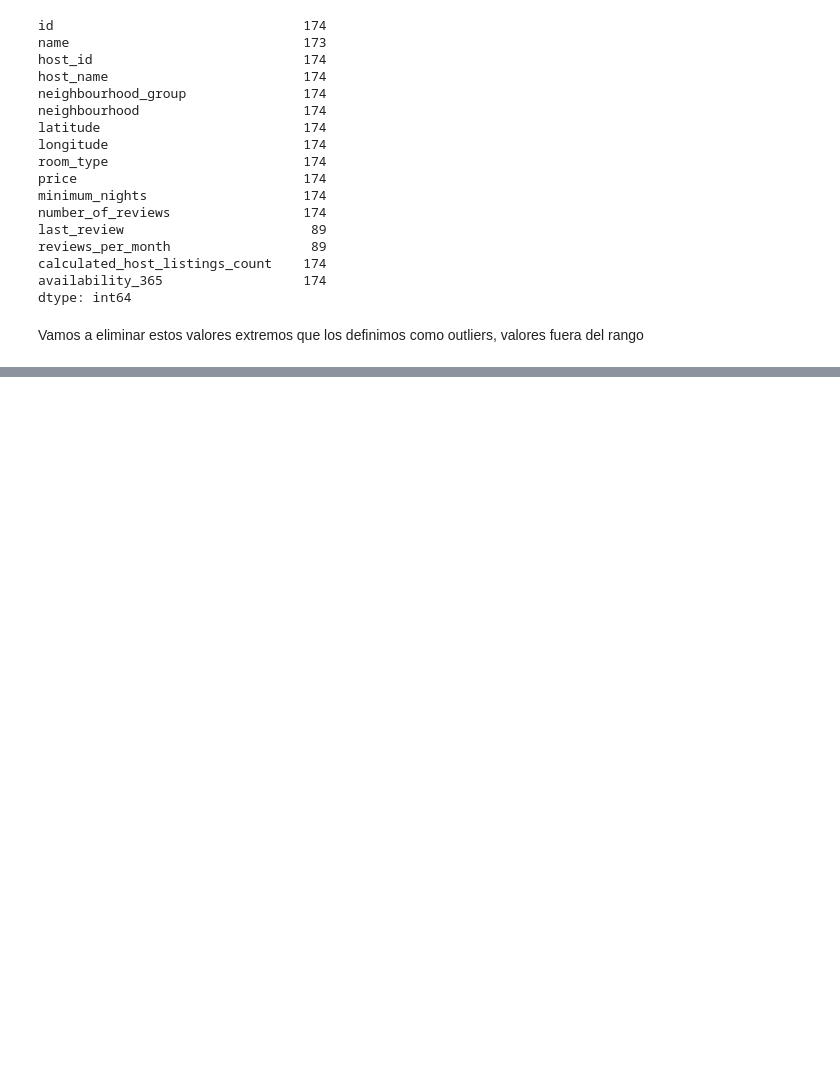
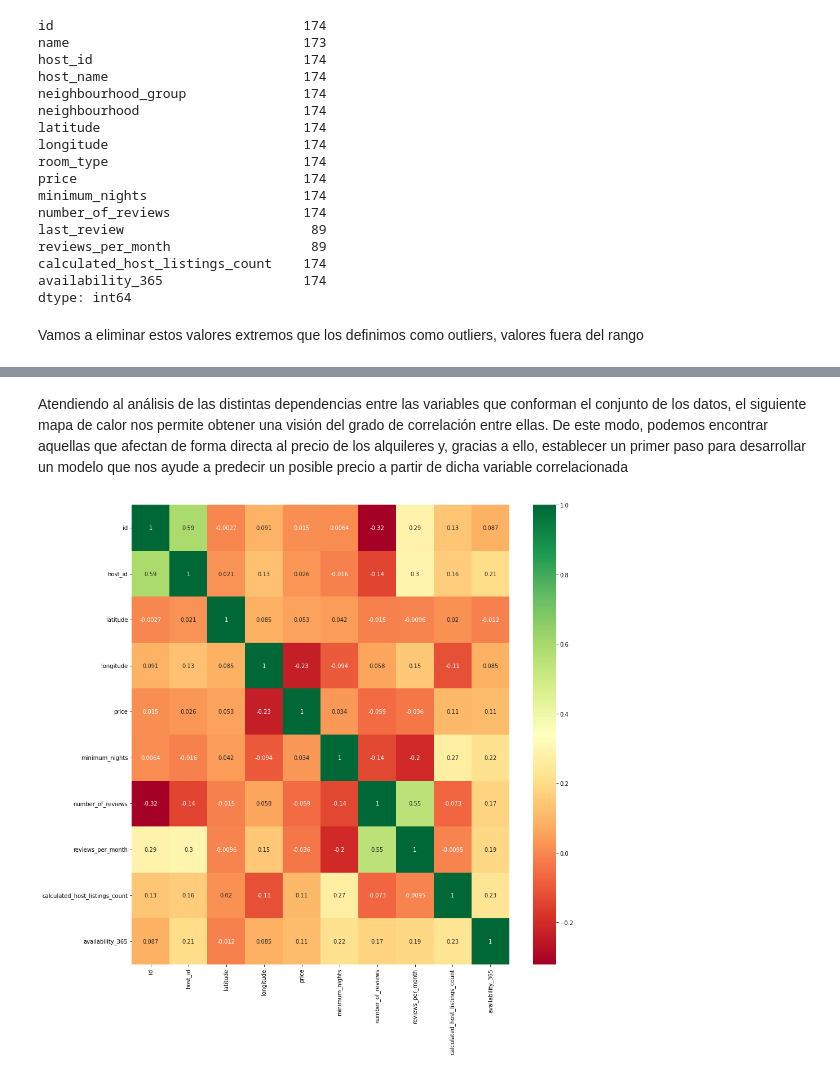
Before and after one commit to JuanAntonaccio/machine_learning_python-template, a Jupyter notebook: src/explore2.ipynb, the cells around one changed output, grey strips where cells are left out. Cells and saved outputs as stored; diff of their text form; code cells hidden in the pictures; blank space fills up the shorter version.

```diff
--- a/src/explore2.ipynb
+++ b/src/explore2.ipynb
@@ -115,0 +318,11 @@ df_2_NY.describe()
+# %% [markdown]
+Atendiendo al análisis de las distintas dependencias entre las variables que conforman el conjunto de los datos, el siguiente mapa de calor nos permite obtener una visión del grado de correlación entre ellas. De este modo, podemos encontrar aquellas que afectan de forma directa al precio de los alquileres y, gracias a ello, establecer un primer paso para desarrollar un modelo que nos ayude a predecir un posible precio a partir de dicha variable correlacionada
+# %%
+corrmat = df_3_NY.corr()
+top_corr_features = corrmat.index
+plt.figure(figsize = (15,15))
+
+
+hmap = sns.heatmap(df_3_NY[top_corr_features].corr(), annot = True, cmap="RdYlGn")
+# %% [output]
+[figure, added]
```
Also changed, not shown: parts of 13 cells of this notebook.
